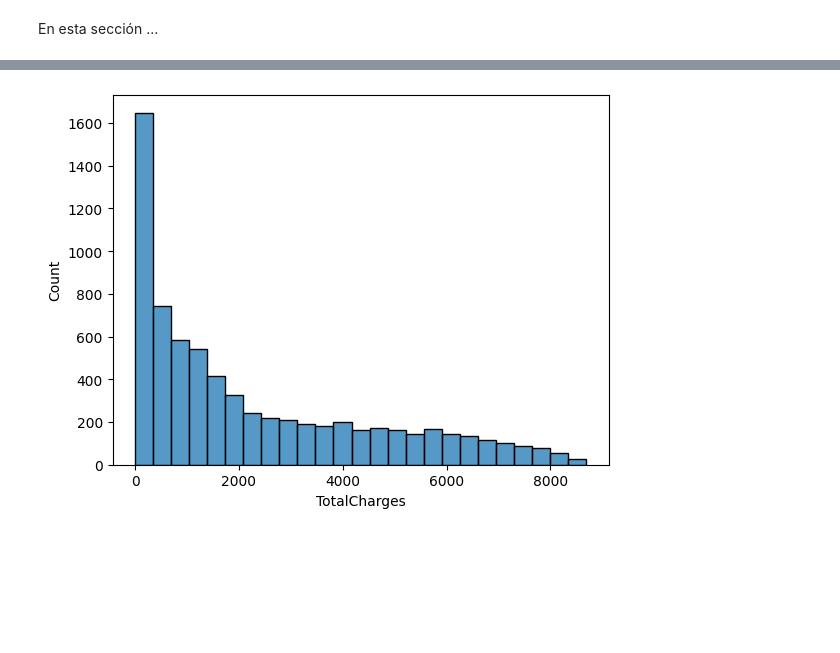
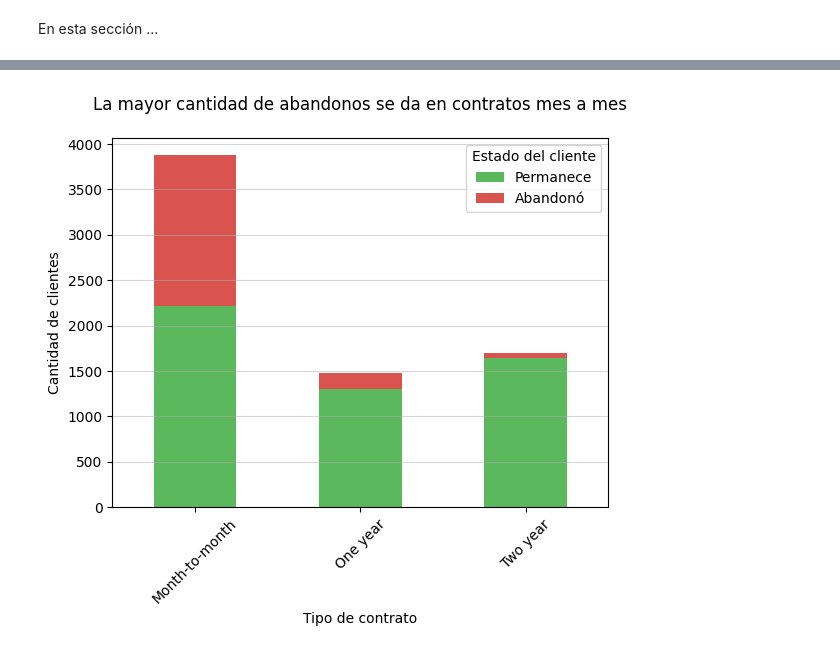
Before and after one commit to AndresCalvete-DataScientist/interconnect-customer-churn-prediction, a Jupyter notebook: notebooks/eda.ipynb, the cells around one changed output, grey strips where cells are left out. Saved outputs shown, nothing was run; the diff lists cells and outputs as text; code cells hidden in the pictures; blank space fills up the shorter version.

Commit message:
Finalizacion de analisis para df_contract

```diff
--- a/notebooks/eda.ipynb
+++ b/notebooks/eda.ipynb
@@ -409,6 +384,17 @@ plt.show()
-# %%
-# Visualización de la distribución de la variable TotalCharges
-sns.histplot(data=df_contract['TotalCharges'])
-plt.show()
-# %% [output]
-[figure, removed]
+# %%
+# Agrupar datos por tipo de contrato y churn, y organizarlos
+type_vs_churn = df_contract.groupby('Type')['IsChurn'].value_counts().unstack()
+
+# Visualización de la distribución del tipo de contrato en funcion del abandono
+type_vs_churn.plot(kind='bar', stacked=True, color=custom_colors)
+
+# Etiquetas y título
+plt.xlabel('Tipo de contrato')
+plt.ylabel('Cantidad de clientes')
+plt.title('La mayor cantidad de abandonos se da en contratos mes a mes', pad=20)
+plt.legend(title='Estado del cliente', labels=['Permanece', 'Abandonó'])
+plt.xticks(rotation=45)
+plt.grid(axis='y', alpha=0.5)
+plt.show()
+# %% [output]
+[figure, added]
```
Also changed, not shown: parts of 11 cells of this notebook.
